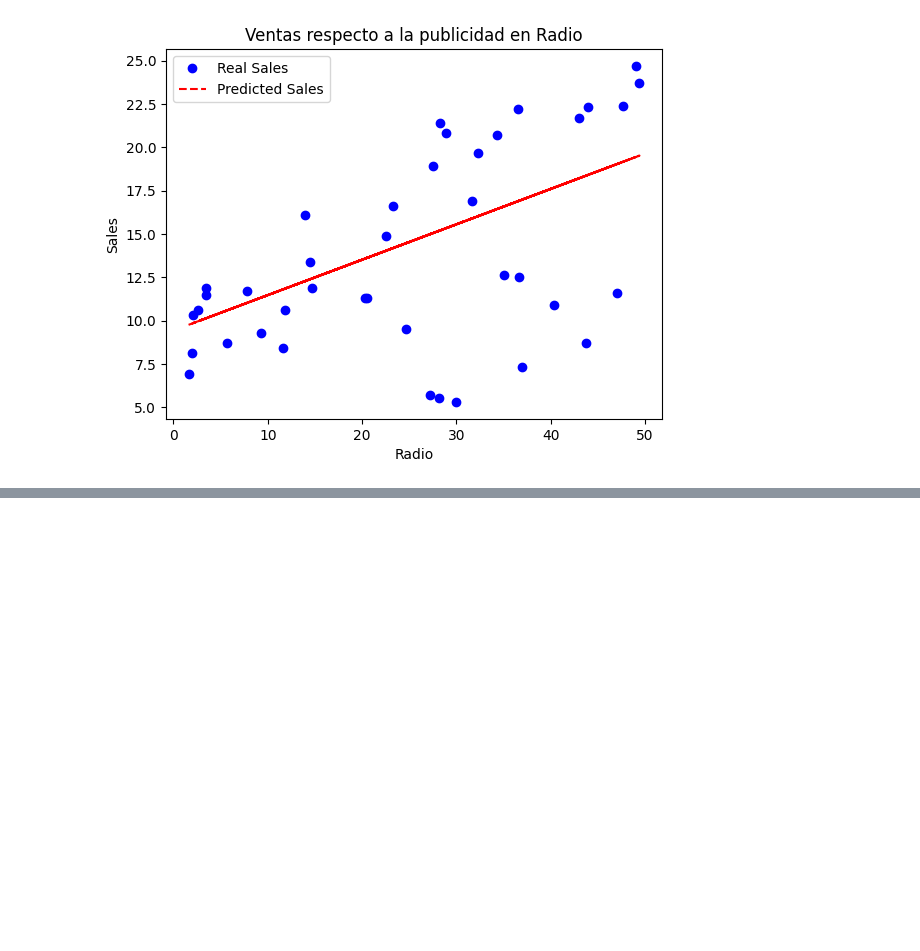
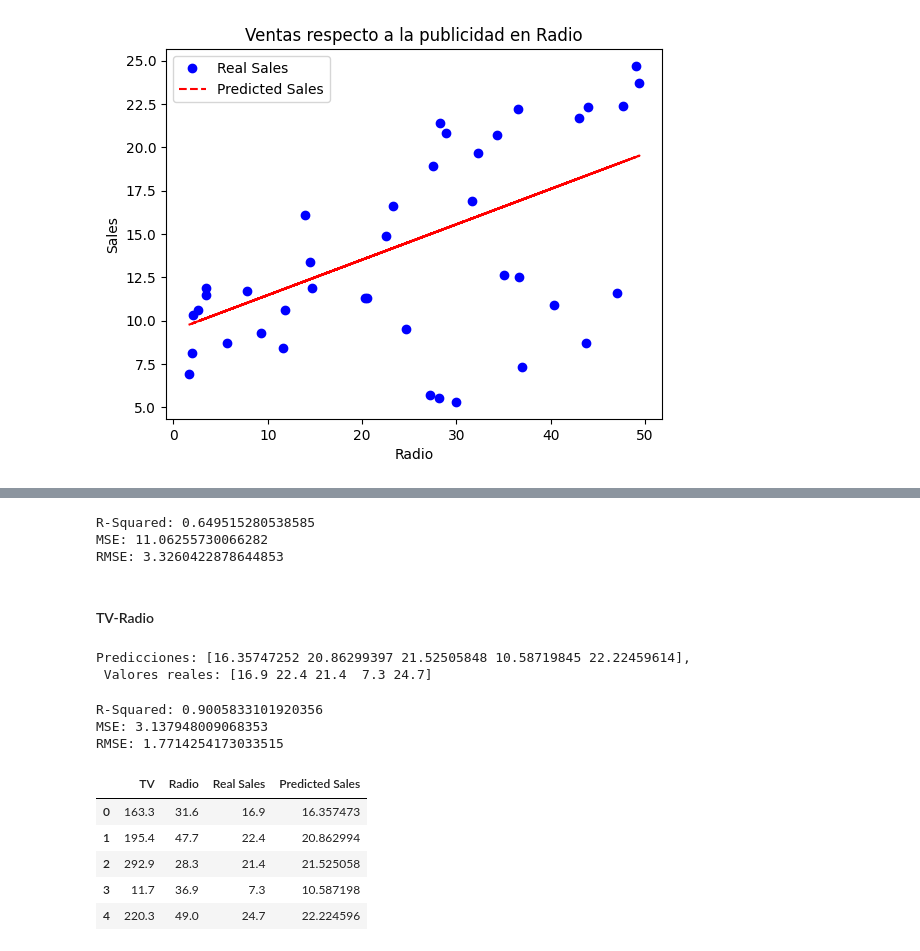
Before and after one commit to Spek7ro/Machine_Learning_Projects, a Jupyter notebook: Notebooks/RegresiónLineal_Simple_Múltiple.ipynb, the cells around one changed output, grey strips where cells are left out. Drawn from its saved outputs; the diff is of its cells as text; code cells hidden in the pictures; blank space fills up the shorter version.

```diff
--- a/Notebooks/RegresiónLineal_Simple_Múltiple.ipynb
+++ b/Notebooks/RegresiónLineal_Simple_Múltiple.ipynb
@@ -218,0 +298,57 @@ plt.show()
+# %%
+r_squared = reg_tv_periodico.score(X_test, y_test)
+mse = mean_squared_error(y_test, y_pred)
+rmse = np.sqrt(mse)
+
+print('R-Squared:', r_squared)
+print('MSE:', mse)
+print('RMSE:', rmse)
+# %% [output]
+R-Squared: 0.649515280538585
+MSE: 11.06255730066282
+RMSE: 3.3260422878644853
+# %% [markdown]
+#### TV-Radio
+# %%
+X = df.drop(["Newspaper", "Sales"], axis=1).values
+y = df["Sales"].values
+
+X_train, X_test, y_train, y_test = train_test_split(X, y, test_size=0.2, random_state=42)
+
+reg_tv_radio = LinearRegression()
+reg_tv_radio.fit(X_train, y_train)
+
+y_pred = reg_tv_radio.predict(X_test)
+
+print("Predicciones: {}, \n Valores reales: {}".format(y_pred[:5], y_test[:5]))
+# %% [output]
+Predicciones: [16.35747252 20.86299397 21.52505848 10.58719845 22.22459614],
+ Valores reales: [16.9 22.4 21.4  7.3 24.7]
+# %%
+r_squared = reg_tv_radio.score(X_test, y_test)
+mse = mean_squared_error(y_test, y_pred)
+rmse = np.sqrt(mse)
+
+print('R-Squared:', r_squared)
+print('MSE:', mse)
+print('RMSE:', rmse)
+# %% [output]
+R-Squared: 0.9005833101920356
+MSE: 3.137948009068353
+RMSE: 1.7714254173033515
+# %%
+sales_comp = pd.DataFrame({
+    "TV": X_test[:, 0].flatten(),
+    "Radio": X_test[:, 1].flatten(),
+    "Real Sales": y_test.flatten(),
+    "Predicted Sales": y_pred.flatten()
+})
+
+sales_comp.head()
+# %% [output]
+|  | TV | Radio | Real Sales | Predicted Sales |
+| 0 | 163.3 | 31.6 | 16.9 | 16.357473 |
+| 1 | 195.4 | 47.7 | 22.4 | 20.862994 |
+| 2 | 292.9 | 28.3 | 21.4 | 21.525058 |
+| 3 | 11.7 | 36.9 | 7.3 | 10.587198 |
+| 4 | 220.3 | 49.0 | 24.7 | 22.224596 |
```
Also changed, not shown: parts of 12 cells of this notebook.
